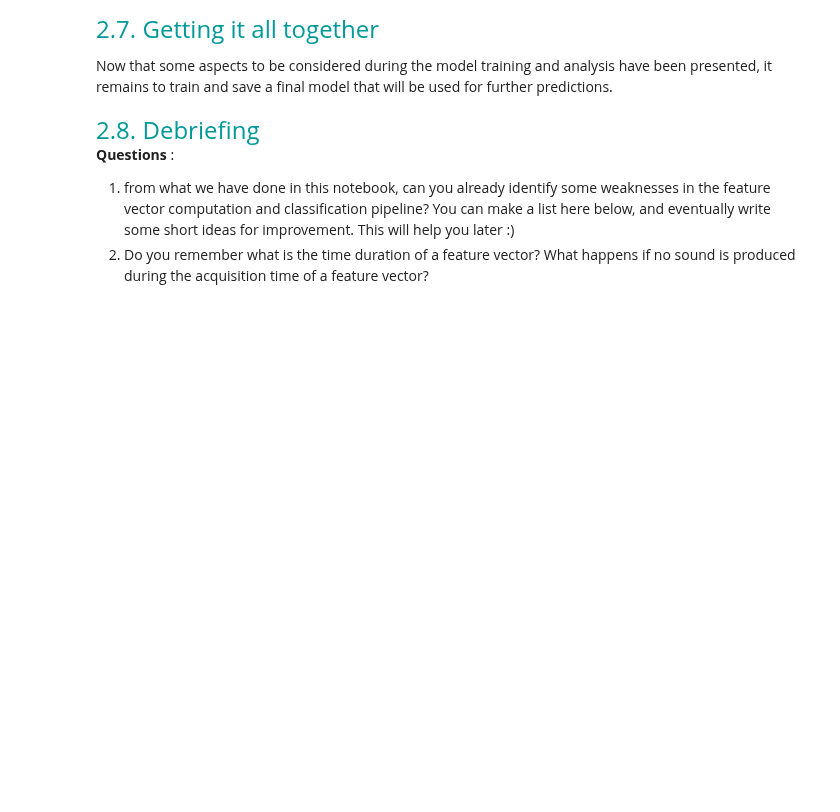
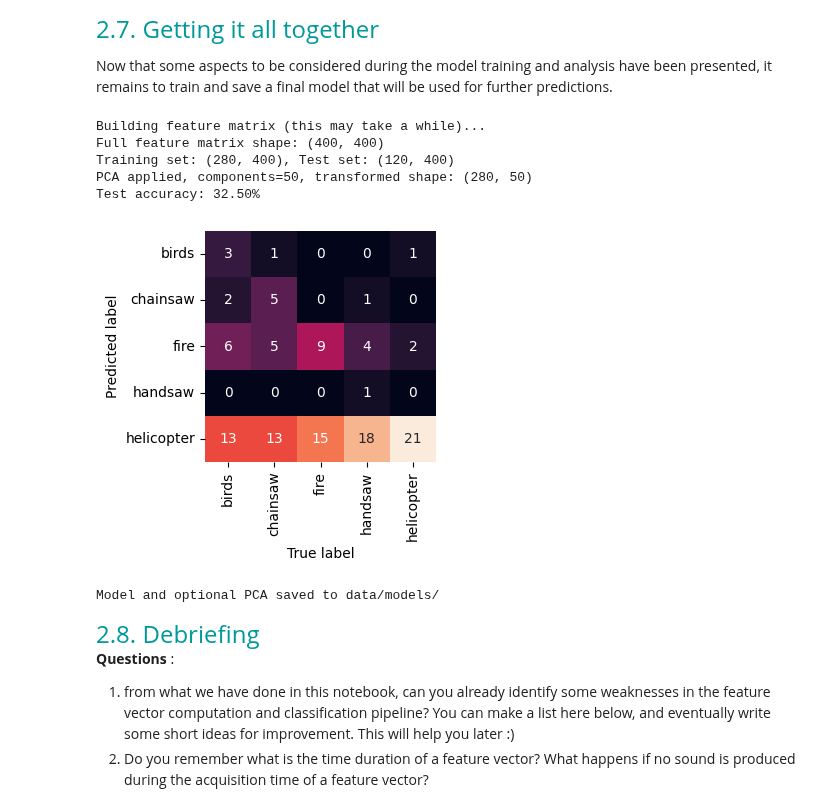
Before and after one commit to LELEC210X/LELEC210X, a Jupyter notebook: classification/h5a2_audio.ipynb, the cells around one changed output. Drawn from its saved outputs; the diff is of its cells as text; code cells hidden in the pictures; blank space fills up the shorter version.

```diff
--- a/classification/h5a2_audio.ipynb
+++ b/classification/h5a2_audio.ipynb
@@ -642,3 +638,72 @@ pickle.dump(model, open(model_dir + filename, "wb"))
+# %%
+### TO COMPLETE
+
+# [1] Create dataset of feature vectors and split it.
+# Reuse myds if already created above, otherwise create it.
+try:
+    myds
+except NameError:
+    myds = Feature_vector_DS(dataset, Nft=512, nmel=20, duration=950, step=np.inf)
+
+print("Building feature matrix (this may take a while)...")
+X, y = myds.get_feature_vectors()
+X = np.array(X)
+y = np.array(y)
+print(f"Full feature matrix shape: {X.shape}")
+
+# Split into training and testing sets
+X_train, X_test, y_train, y_test = train_test_split(X, y, test_size=0.3, stratify=y, random_state=0)
+print(f"Training set: {X_train.shape}, Test set: {X_test.shape}")
+
+# [2] (optional) Data normalization
+do_normalize = True
+if do_normalize:
+    # avoid division by zero
+    norms = np.linalg.norm(X_train, axis=1, keepdims=True)
+    norms[norms == 0] = 1.0
+    X_train = X_train / norms
+
+    norms_test = np.linalg.norm(X_test, axis=1, keepdims=True)
+    norms_test[norms_test == 0] = 1.0
+    X_test = X_test / norms_test
+
+# [3] (optional) dimensionality reduction (PCA)
+use_pca = True
+pca = None
+if use_pca:
+    # Choose a reasonable number of components (not larger than original dim)
+    n_components = min(50, X_train.shape[1])
+    pca = PCA(n_components=n_components, whiten=True)
+    X_train = pca.fit_transform(X_train)
+    X_test = pca.transform(X_test)
+    print(f"PCA applied, components={n_components}, transformed shape: {X_train.shape}")
+
+# [4] Model training and selection.
+model = KNeighborsClassifier(n_neighbors=10)
+model.fit(X_train, y_train)
+
+# [6] Evaluate the model on the test set
+prediction = model.predict(X_test)
+acc = accuracy(prediction, y_test)
+print(f"Test accuracy: {100 * acc:.2f}%")
+show_confusion_matrix(prediction, y_test, classnames)
+
+# [5] Save the trained model, eventually the pca.
+import pickle
+filename = "knn_model.pickle"
+pickle.dump(model, open(model_dir + filename, "wb"))
+if pca is not None:
+    pickle.dump(pca, open(model_dir + "pca.pickle", "wb"))
+
+print(f"Model and optional PCA saved to {model_dir}")
+# %% [output]
+Building feature matrix (this may take a while)...
+Full feature matrix shape: (400, 400)
+Training set: (280, 400), Test set: (120, 400)
+PCA applied, components=50, transformed shape: (280, 50)
+Test accuracy: 32.50%
+[figure, added]
+Model and optional PCA saved to data/models/
 # %% [markdown]
 <font size=5 color=#009999> 2.8. Debriefing </font> <br>
 **Questions** :
```
Also changed, not shown: parts of 11 cells of this notebook.
